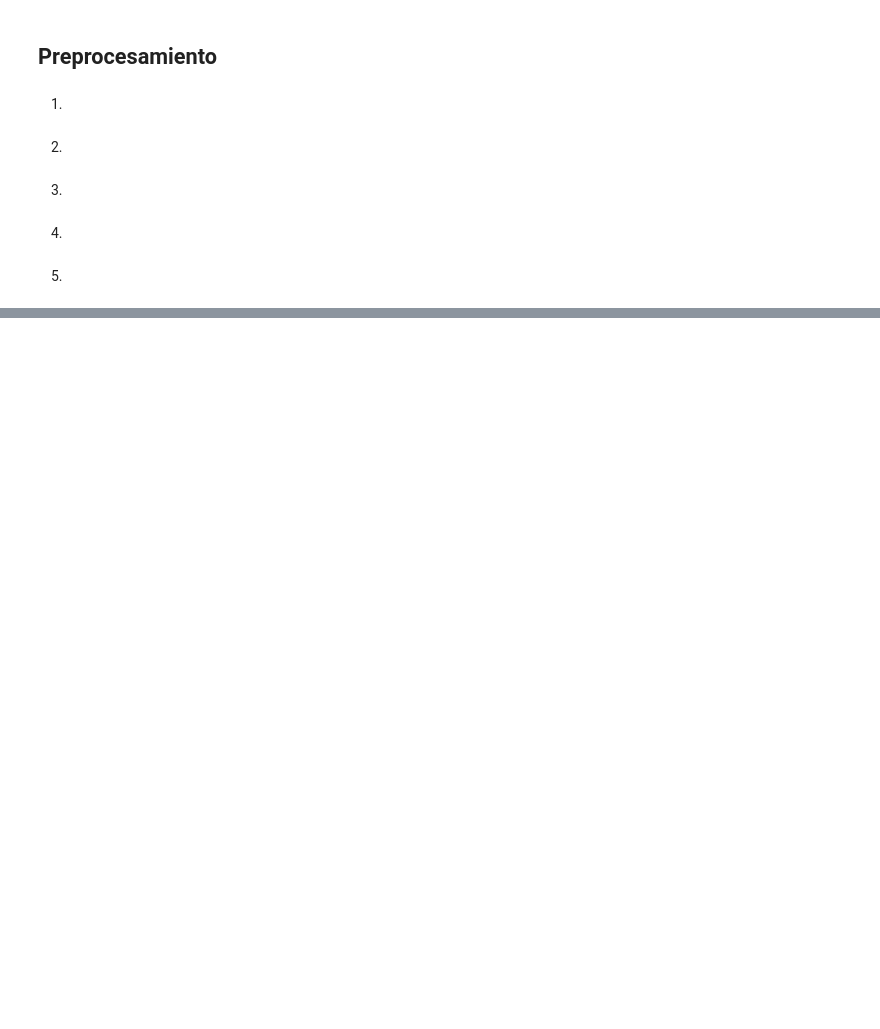
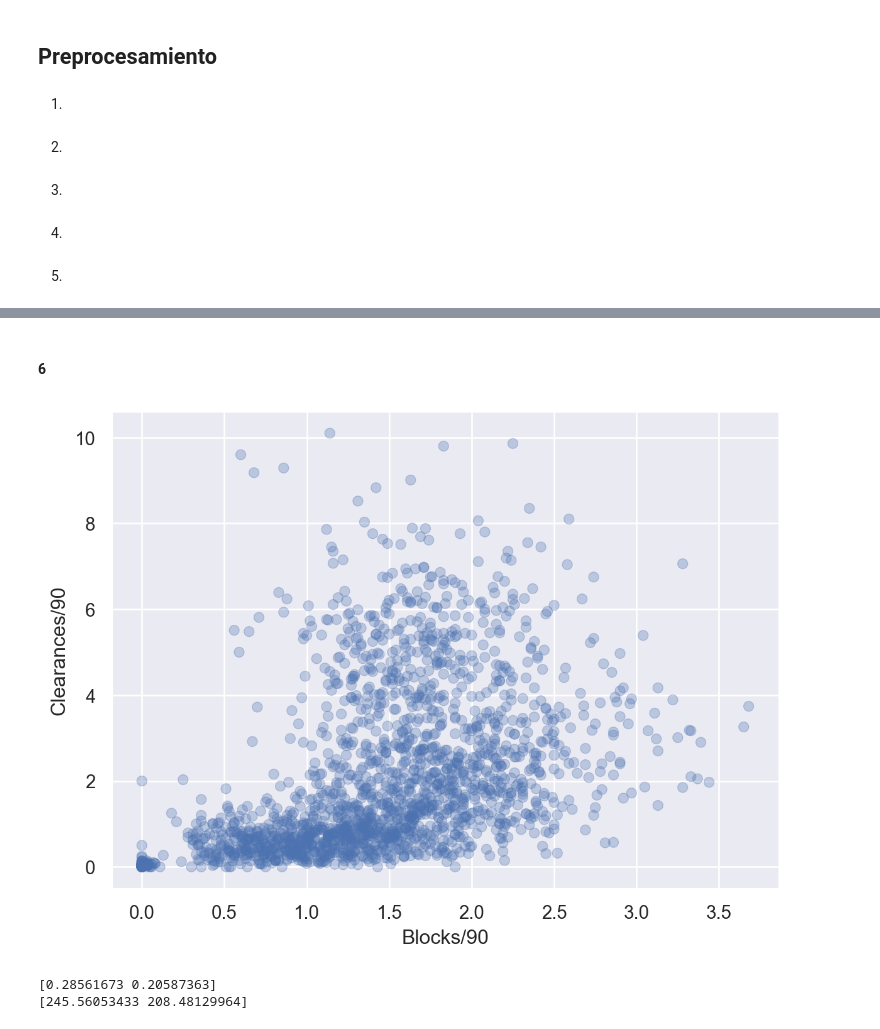
Before and after one commit to maubosc/tp_footballanalytics, a Jupyter notebook: TP_2.ipynb, the cells around one changed output, grey strips where cells are left out. Cells and saved outputs as stored; diff of their text form; code cells hidden in the pictures; blank space fills up the shorter version.

```diff
--- a/TP_2.ipynb
+++ b/TP_2.ipynb
@@ -28,2 +35,6 @@ SyntaxError: Missing parentheses in call to 'print'. Did you mean print(i)? (213
 # %%
+indice_ast = df.columns.get_loc('Ast/90')
+
+data_num = df.iloc[:,indice_ast:]
+
 data_num
@@ -29,0 +55,32 @@ data_num
+# %% [markdown]
+#### 6
+# %%
+(
+    so.Plot(
+            x = data_num['Blocks/90'],
+            y = data_num['Clearances/90'],
+
+    )
+    .add(so.Dot(alpha='0.3'))
+
+)
+# %% [output]
+[figure, added]
+# %%
+
+
+data_num_M = data_num.to_numpy()
+
+X = StandardScaler().fit_transform(data_num_M)
+
+pca = PCA(n_components=2)
+pca.fit(X)
+
+PCA(n_components=2)
+
+print(pca.explained_variance_ratio_)
+
+print(pca.singular_values_)
+# %% [output]
+[0.28561673 0.20587363]
+[245.56053433 208.48129964]
```
Also changed, not shown: parts of 29 cells of this notebook.
